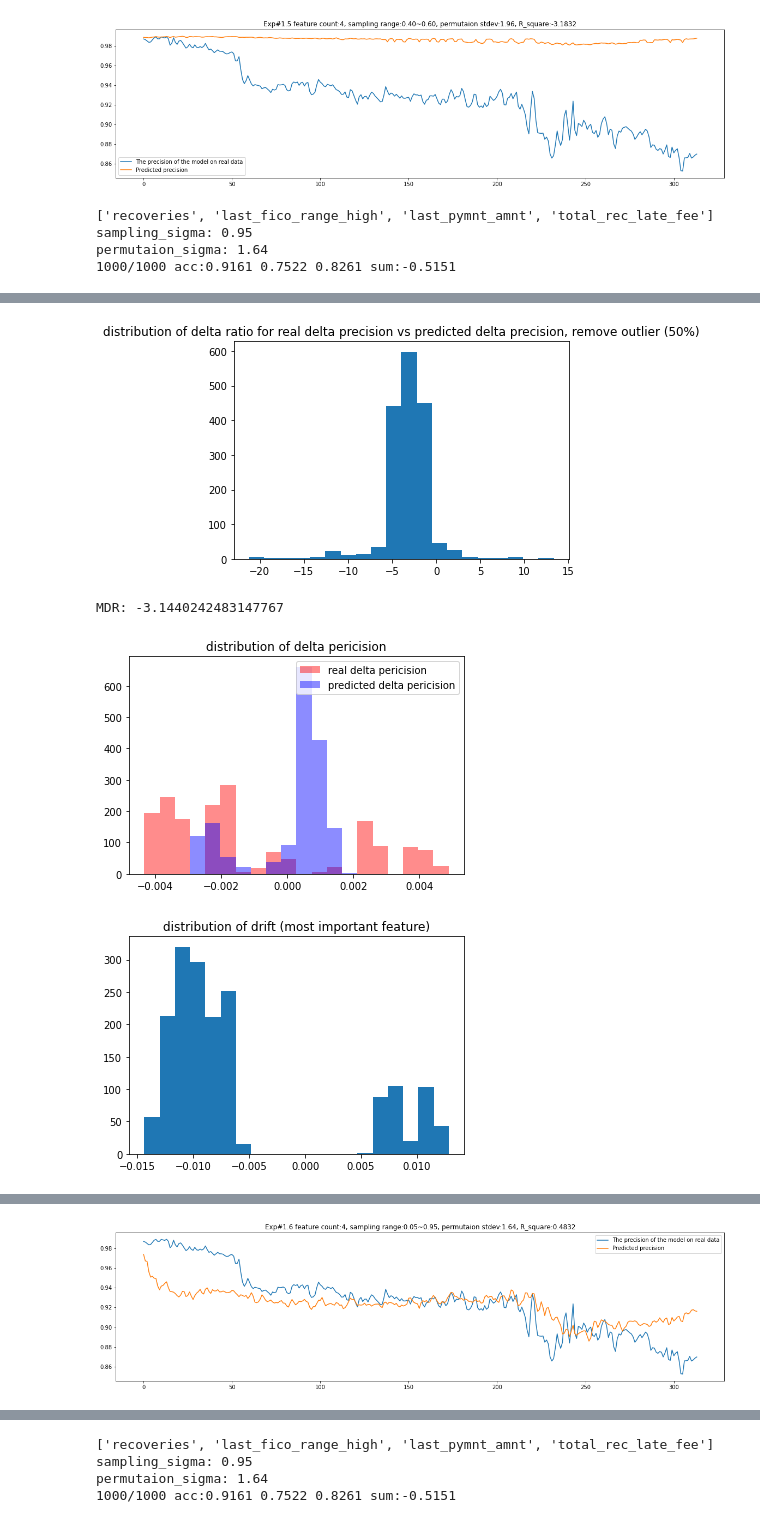
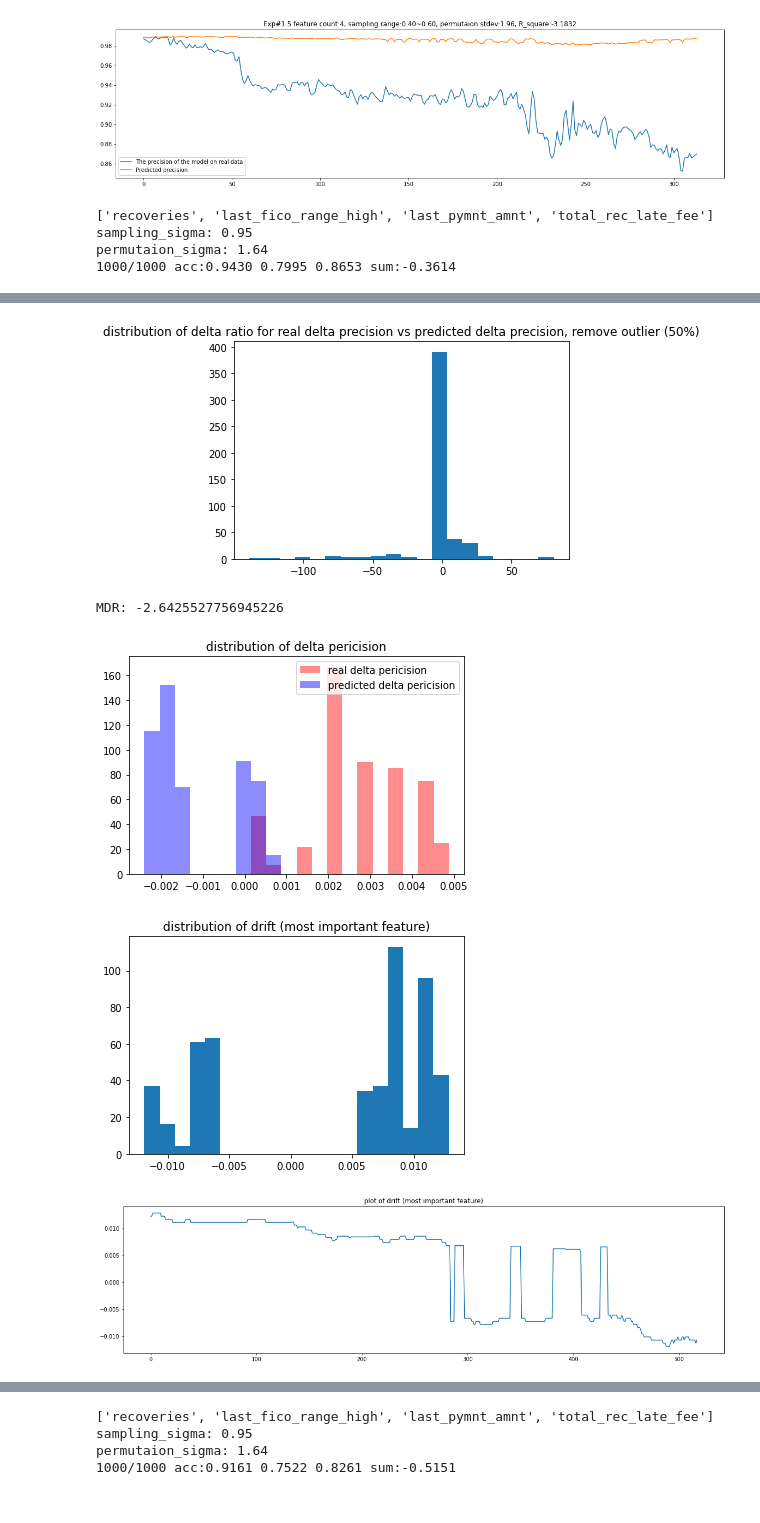
Before and after one commit to dolmani38/drift, a Jupyter notebook: Concept drift에 의한 모델의 성능 추정 방법_0723.ipynb, the cells around one changed output, grey strips where cells are left out. Saved outputs shown, nothing was run; the diff lists cells and outputs as text; code cells hidden in the pictures.

```diff
--- a/Concept drift에 의한 모델의 성능 추정 방법_0723.ipynb
+++ b/Concept drift에 의한 모델의 성능 추정 방법_0723.ipynb
@@ -544,8 +544,10 @@ class MPP:
                 acc1 = precision_recall_fscore_support(y_inf_d, self.predict(x_inf_d),average='binary')
 
             #permutation for x_inf_d
+            p1 = random.random()
+            nums = np.random.choice([0, 1], size=x_inf_d.shape[0], p=[1-p1, p1])
             v = random.choice(self.toplist)
-            x_inf_d[:,v] = x_inf_d[:,v] + np.random.normal(0, self.df_stat['std'][v]*permutaion_sigma, x_inf_d.shape[0])
+            x_inf_d[:,v] = x_inf_d[:,v] + np.random.normal(0, self.df_stat['std'][v]*permutaion_sigma, x_inf_d.shape[0])*nums
 
             if self.scaler is not None:
                 acc = precision_recall_fscore_support(y_inf_d, self.predict(self.scaler.transform(x_inf_d)),average='binary')
@@ -577,6 +579,7 @@ class MPP:
         drift_data_ks_stats_diff = np.asarray(drift_data_ks_stats_diff)
         drift_data_ks_pvals_diff = np.asarray(drift_data_ks_pvals_diff)
 
+
         # pericision의 distribution
         # plotting two histograms on the same axis
         alary = np.concatenate((metric_c[:,0],metric_c[:,3]))
@@ -595,6 +598,11 @@ class MPP:
         plt.hist(drift_data_ks_stats[:,0], bins = 20 , alpha=0.45, color='blue',range=(min,max))
         plt.title("distribution of drift (most important feature)")
         plt.legend(['raw drift','permuted drift'])
+        plt.show()
+
+        plt.figure(figsize=(20,5))
+        plt.plot(drift_data_ks_stats[:,0])
+        plt.title("plot of drift (most important feature)")
         plt.show()
 
         """
@@ -664,13 +672,15 @@ class MPP:
                 acc = precision_recall_fscore_support(y_inf_d, self.predict(x_inf_d),average='binary')
 
             # 실 precision 변화량 / 예측 precision 변화량
-            delta_ratio = (self.base_score[0] - acc[0])/acc_inf
-            acc_infs.append(delta_ratio)
+            delta = self.base_score[0] - acc[0]
+            delta_ratio = delta/acc_inf
+            if delta > 0 and acc_inf > 0:
+                acc_infs.append(delta_ratio)
+                drift_array.append(inf_drift[:,0])
+                pericision_array.append(delta)
+                predicted_array.append(acc_inf)
 
-            drift_array.append(inf_drift[:,0])
-            pericision_array.append(self.base_score[0] - acc[0])
-            predicted_array.append(acc_inf)
-            print(f"\r{i+1}/{epoch} drift1:{inf_drift[0,0]} real_delta_acc:{self.base_score[0] - acc[0]} predict_delta_acc:{acc_inf} delta_ratio:{delta_ratio:.4f}", end="", flush=True)
+            print(f"\r{i+1}/{epoch} drift1:{inf_drift[0,0]} real_delta_acc:{delta} predict_delta_acc:{acc_inf} delta_ratio:{delta_ratio:.4f}", end="", flush=True)
 
         #acc_infs = self.__reject_outliers_2(acc_infs).mean()
         acc_infss = self.__reject_outliers_2(acc_infs,zscore)
@@ -696,7 +706,12 @@ class MPP:
         plt.title("distribution of drift (most important feature)")
         plt.show()
 
-        return mdr
+        plt.figure(figsize=(20,5))
+        plt.plot(np.asarray(drift_array)[:,0])
+        plt.title("plot of drift (most important feature)")
+        plt.show()
+
+        return -abs(mdr)
 
     def build_second_performance_model(self):
         scnd_y = []
@@ -737,6 +752,7 @@ class MPP:
         df = {}
         df['The precision of the model on real data'] = []
         df['Predicted precision'] = []
+        df['drift'] = []
         beta = 0
         #window_size = 10000
         #step = 500
@@ -751,8 +767,9 @@ class MPP:
 
             X3_drift = self.__ks_drift(self.x_ref[:,self.toplist],ux[:,self.toplist])
             #X3_drift = mean_drift[top_list,0] - X3_drift[:,0]
+            df['drift'].append(X3_drift[0,0])
+            X3_drift = X3_drift[:,0] * [1 if a < 0.05 else 0 for a in X3_drift[:,1]] # *importances[top_list]
 
-            X3_drift = X3_drift[:,0] * [1 if a < 0.05 else 0 for a in X3_drift[:,1]] # *importances[top_list]
             #X3_drift = X3_drift[:,0] * (1-X3_drift[:,1]) *importances
             dd = pd.DataFrame(X3_drift.reshape(1,-1),columns=self.COLUMNS[self.toplist])
             #dd = drift_scaler.transform(dd)
@@ -1220,10 +1245,11 @@ mpp1.build_performance_model(metric_b,drift_data_ks_stats,drift_data_ks_pvals_di
 mdr = mpp1.getMDR()
 df2 = mpp1.predict_precision_for_PPM(Y2,X2,mdr,window_size = length,step = int(length/2))
 MAE,RMSE,MAPE,r_2 = mpp1.result_statistics(df2)
-df2.plot(title=f'Exp#{Exp} feature count:{top}, sampling range:{1-samplingsigma:.2f}~{samplingsigma:.2f}, permutaion stdev:{permutaionsigma}, R_square:{r_2:.4f}', figsize=(20,5))
+df2[['The precision of the model on real data','Predicted precision']].plot(title=f'Exp#{Exp} feature count:{top}, sampling range:{1-samplingsigma:.2f}~{samplingsigma:.2f}, permutaion stdev:{permutaionsigma}, R_square:{r_2:.4f}', figsize=(20,5))
+df2[['drift']].plot(title=f'Exp#{Exp} Drift of most important feature', figsize=(20,5))
 erdic["Exp#"+str(Exp)] = abs(df2['The precision of the model on real data'] - df2['Predicted precision']).values
 # %% [output]
 ['recoveries', 'last_fico_range_high', 'last_pymnt_amnt', 'total_rec_late_fee']
 sampling_sigma: 0.95
 permutaion_sigma: 1.64
-1000/1000 acc:0.9161 0.7522 0.8261 sum:-0.5151
+1000/1000 acc:0.9430 0.7995 0.8653 sum:-0.3614
@@ -1249,4 +1276,5 @@ raw MDR -3.4637399058285823 1725
-[figure, old version]
+[figure, new version]
-MDR: -3.1440242483147767
+MDR: -2.6425527756945226
-[figure, old version]
-[figure, old version]
+[figure, new version]
+[figure, new version]
+[figure, added]
@@ -1270 +1297,0 @@ R2 0.4832465043721408
-[figure, old version]
```
Also changed, not shown: parts of 6 cells of this notebook.
